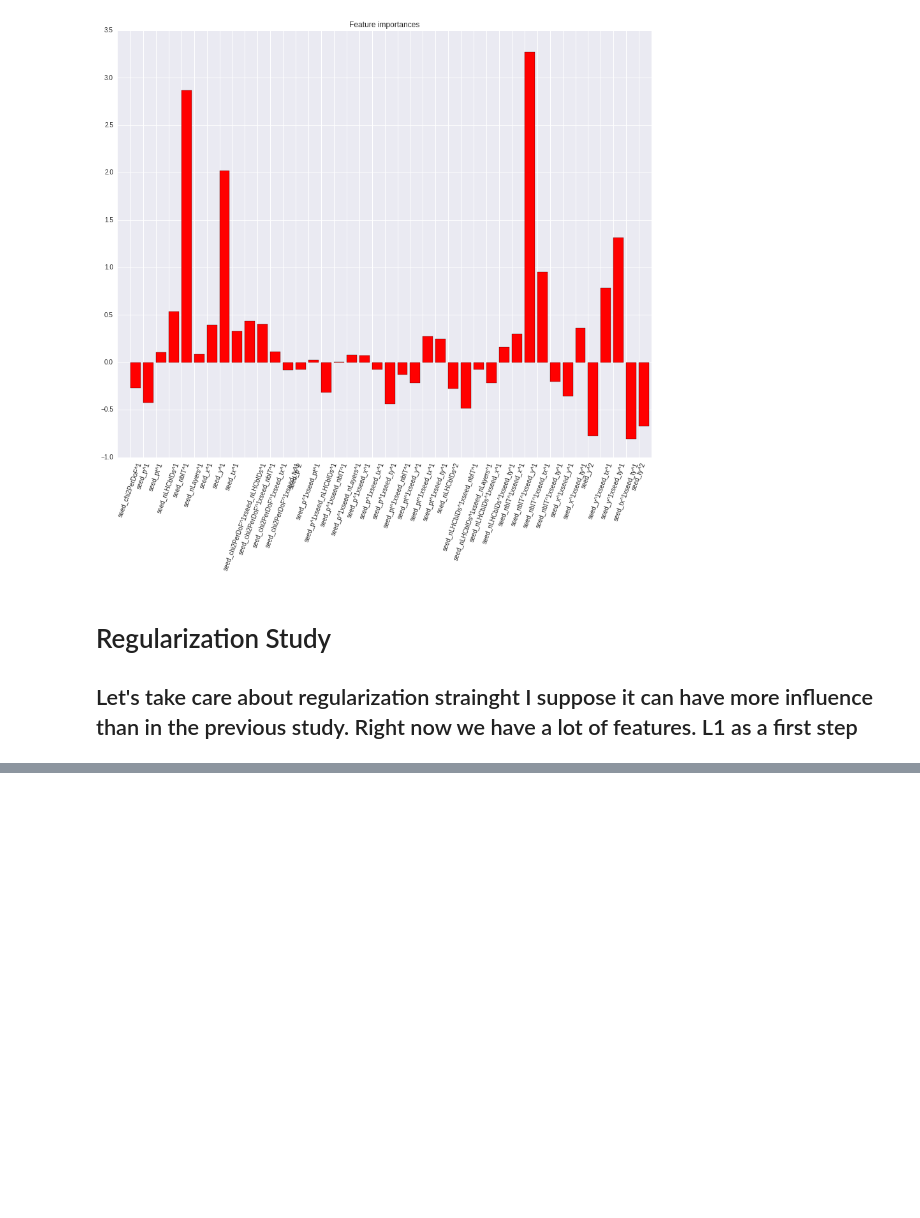
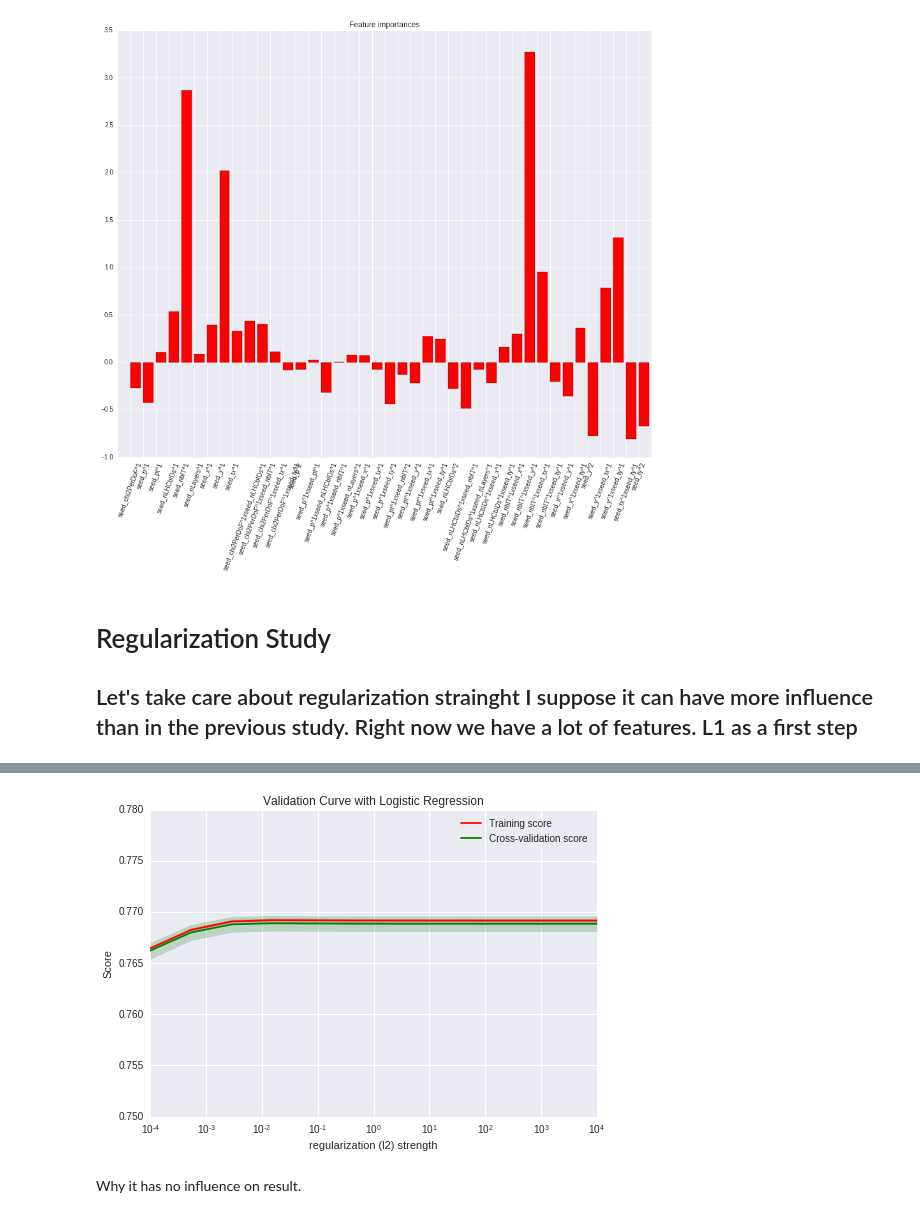
Before and after one commit to adendek/DownstreamTracking, a Jupyter notebook: SeedClasifier/Fisher.ipynb, the cells around one changed output, grey strips where cells are left out. Cells and saved outputs as stored; diff of their text form; code cells hidden in the pictures; blank space fills up the shorter version.

Commit message:
add reg study to polynomian feature based fisher classifier

```diff
--- a/SeedClasifier/Fisher.ipynb
+++ b/SeedClasifier/Fisher.ipynb
@@ -516,0 +555,37 @@ L1 as a first step
+# %%
+polynomian_important_l1_clf = linear_model.LogisticRegression(tol=1e-4 , penalty='l2')
+cv = cross_validation.ShuffleSplit(important_polynomian_data.shape[0], n_iter=10,
+                                   test_size=0.2, random_state=0)
+Cs= [0.001,0.003,
+    0.01, 0.03,
+    0.1,0.3,
+    1,3,
+    10,30,
+    100,300]
+
+train_scores, test_scores = validation_curve(
+    polynomian_important_l1_clf, important_polynomian_data, target, param_name="C", param_range=Cs,
+    cv=cv, scoring="roc_auc", n_jobs=1)
+train_scores_mean = np.mean(train_scores, axis=1)
+train_scores_std = np.std(train_scores, axis=1)
+test_scores_mean = np.mean(test_scores, axis=1)
+test_scores_std = np.std(test_scores, axis=1)
+# %%
+param_range = np.logspace(-4, 4,12)
+plt.title("Validation Curve with Logistic Regression")
+plt.xlabel("regularization (l2) strength")
+plt.ylabel("Score")
+plt.ylim(0.75, 0.78)
+plt.semilogx(param_range, train_scores_mean, label="Training score", color="r")
+plt.fill_between(param_range, train_scores_mean - train_scores_std,
+                 train_scores_mean + train_scores_std, alpha=0.2, color="r")
+plt.semilogx(param_range, test_scores_mean, label="Cross-validation score",
+             color="g")
+plt.fill_between(param_range, test_scores_mean - test_scores_std,
+                 test_scores_mean + test_scores_std, alpha=0.2, color="g")
+plt.legend(loc="best")
+plt.show()
+# %% [output]
+[figure, added]
+# %% [markdown]
+Why it has no influence on result.
```
Also changed, not shown: parts of 3 cells of this notebook.
